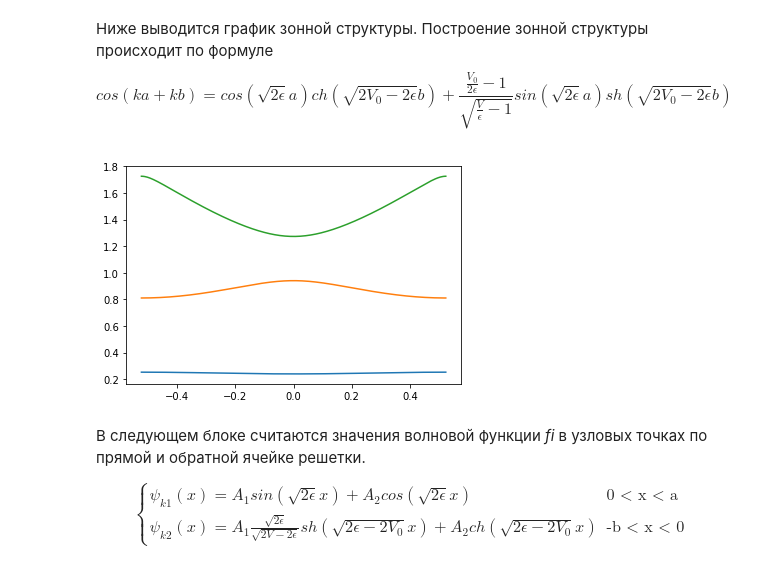
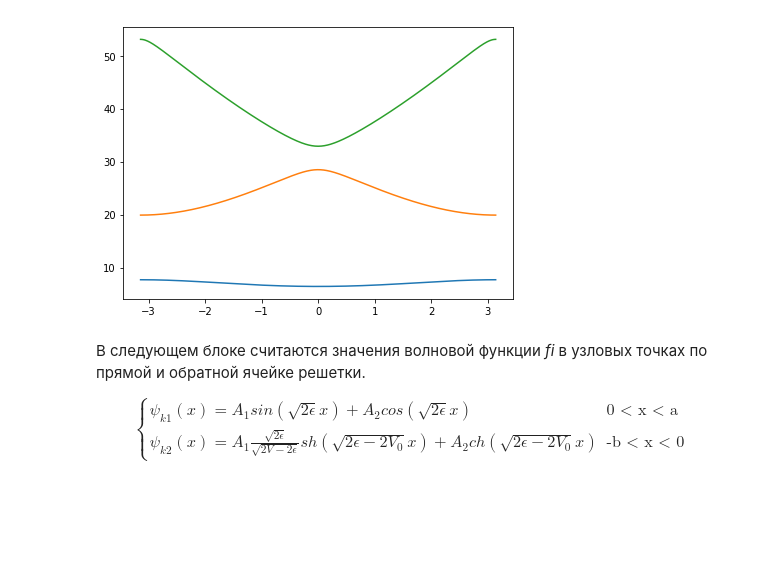
Before and after one commit to MegedMC/KP_problem, a Jupyter notebook: KP_exp_WF.ipynb, the cells around one changed output. Cells and saved outputs as stored; diff of their text form; code cells hidden in the pictures; blank space fills up the shorter version.

```diff
--- a/KP_exp_WF.ipynb
+++ b/KP_exp_WF.ipynb
@@ -22,11 +28,14 @@ A_LR = 15.
 a = 2.6
 b = 0.4
 V = 8.0
-N = 271
+N = 451
 N_r = 90
 A_SC = 0.898*1.4
 alph = 0.01
-A_cont = 3.7 #2.32
-A_LR = 15.
+A_cont = 3.7
+A_LR = 6.02
+q = 0.03
+eta = 0.009
+fr.end = 2.
 # %%
 import numpy
@@ -51,35 +61,30 @@ h = r_map[1] - r_map[0]
-# %% [markdown]
-Ниже выводится график зонной структуры.
-Построение зонной структуры происходит по формуле
-$$
-cos (ka+kb) = cos (\sqrt{2 \epsilon} a) ch (\sqrt{2V_0 - 2\epsilon} b) + \frac{\frac{V_0}{2\epsilon} - 1}{\sqrt{ \frac{V}{\epsilon} - 1}} sin (\sqrt{2 \epsilon} a) sh (\sqrt{2V_0-2\epsilon} b)
-$$
 # %%
+plt.rcParams['figure.figsize'] = [7,5]
 Func = lambda E: cmath.cos(cmath.sqrt(2*E)*a) * cmath.cosh(b * cmath.sqrt(2 * V - 2 * E)) + \
                    (V / (2*E) - 1.) / cmath.sqrt(V/E - 1.) * cmath.sinh(cmath.sqrt(2*V - 2*E)*b) * \
                     cmath.sin(cmath.sqrt(2*E)*a)
 E_border = numpy.zeros(6)
 E_map = numpy.zeros((N,3))
 e = 0.; zone = 0; checker = False
 while zone < 3:
     e = e + V/1000.
     if abs(Func(e))<=1 and checker == False:
         E_border[2*zone] = e
         checker = True
     if abs(Func(e))>1 and checker == True:
         E_border[2*zone+1] = e - V/1000.
         checker = False
         zone = zone + 1
 fig,ax = plt.subplots()
 for zone in range (0,3):
     for i in range (0,N):
         k = k_map[i]
         l = opt.fsolve(E_k, (E_border[2*zone+1] + E_border[2*zone])/2.)
         E_map[i,zone] = l[0]
     ax.plot(k_map, E_map[:,zone])
 plt.show()
 # %% [output]
-[figure, old version]
+[figure, new version]
 # %% [markdown]
 В следующем блоке считаются значения волновой функции *fi* в узловых точках по прямой и обратной ячейке решетки.
 
```
Also changed, not shown: parts of 12 cells of this notebook.
